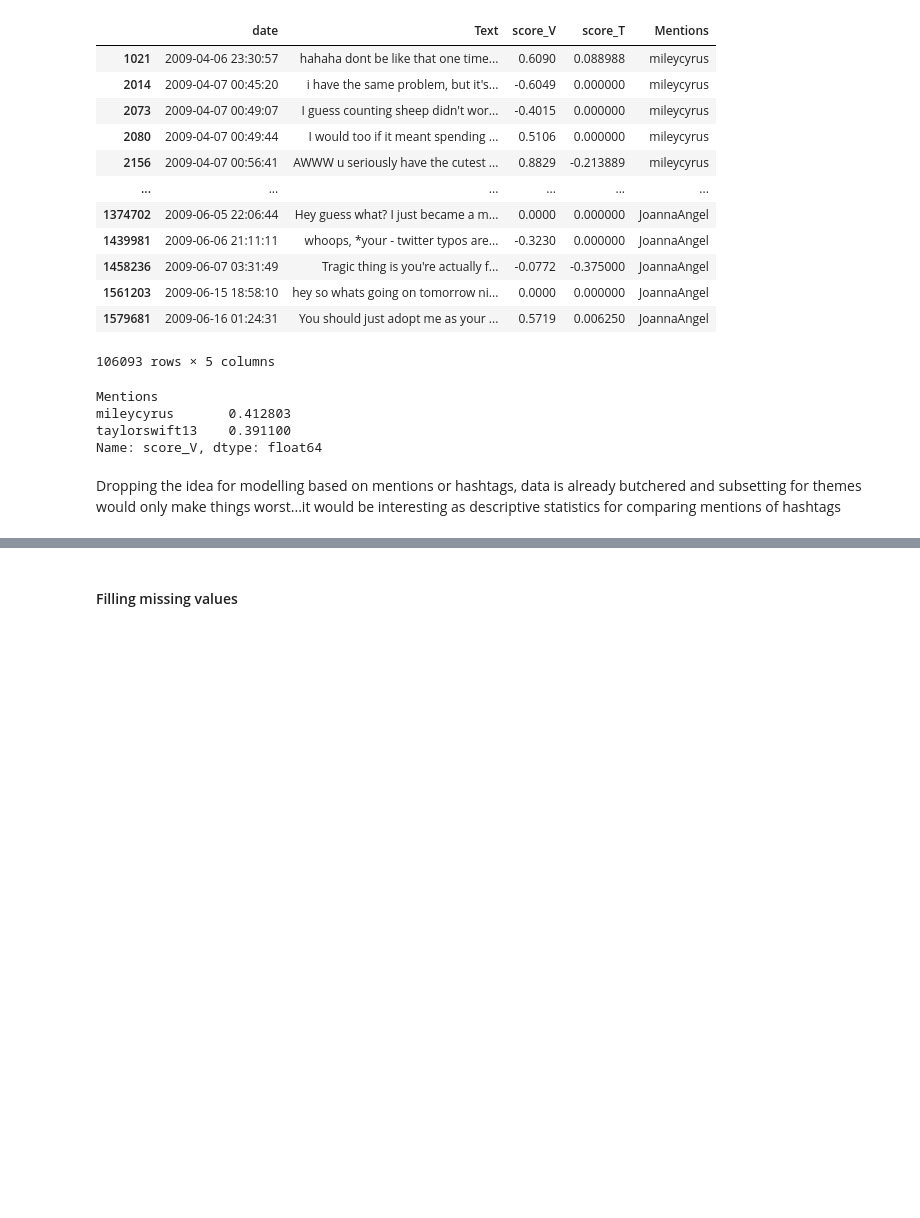
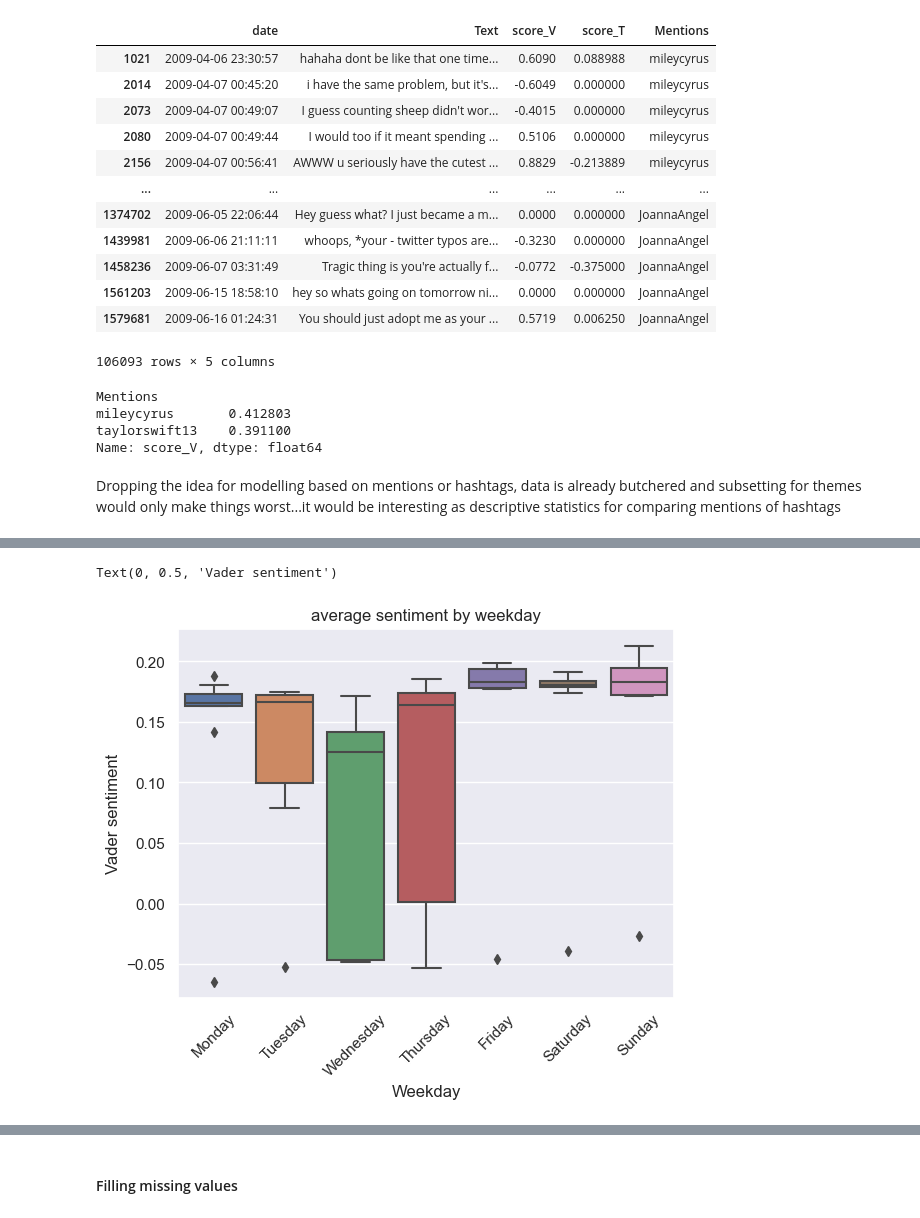
Before and after one commit to alexCCTcollege/CA2, a Jupyter notebook: EDA.ipynb, the cells around one changed output, grey strips where cells are left out. Cells and saved outputs as stored; diff of their text form; code cells hidden in the pictures; blank space fills up the shorter version.

```diff
--- a/EDA.ipynb
+++ b/EDA.ipynb
@@ -271,0 +280,3 @@ Dropping the idea for modelling based on mentions or hashtags, data is already b
+# %%
+data['Weekday'] = data.index.strftime('%A')
+data
@@ -271,0 +298,8 @@ Dropping the idea for modelling based on mentions or hashtags, data is already b
+# %%
+sns.boxplot(data=data, x='Weekday', y='score_V')
+plt.title('average sentiment by weekday')
+plt.xticks(rotation=45)
+plt.ylabel('Vader sentiment')
+# %% [output]
+Text(0, 0.5, 'Vader sentiment')
+[figure, added]
```
Also changed, not shown: parts of 16 cells of this notebook.
